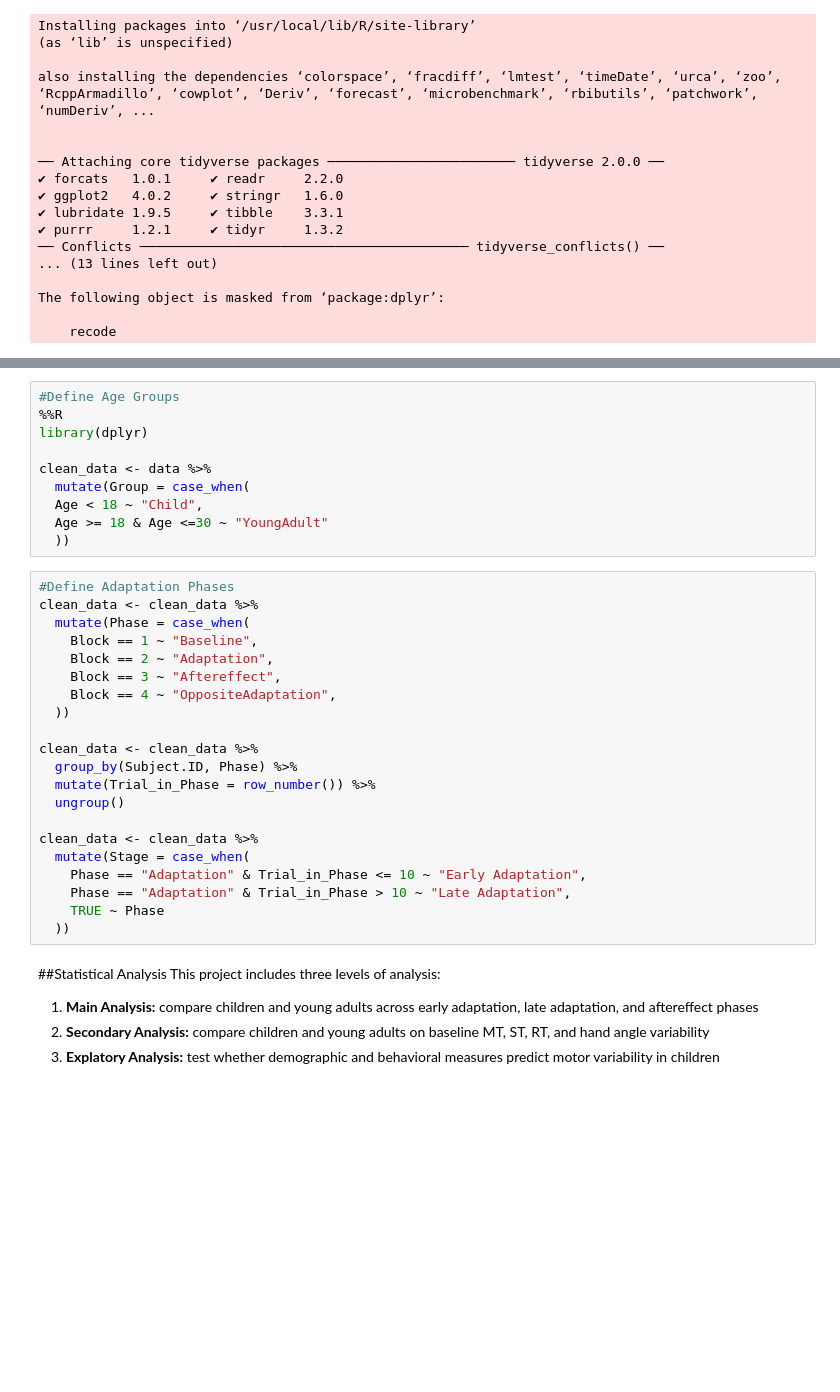
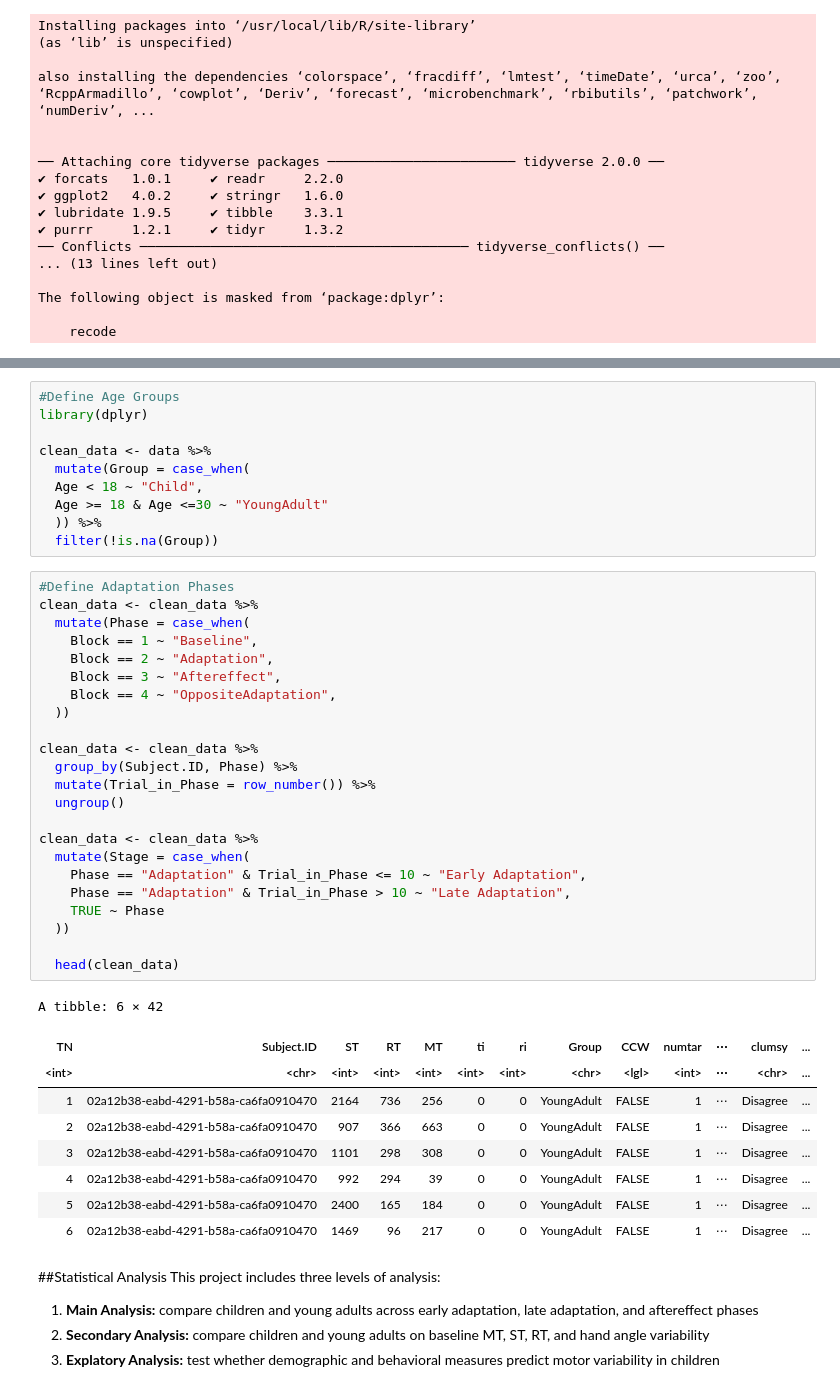
Before and after one commit to scelliot-cpu/Elliott_DSPN_26_FinalProject, a Jupyter notebook: Elliott_DSPN_S26_FinalProject.ipynb, the cells around one changed output, grey strips where cells are left out. Cells and saved outputs as stored; diff of their text form; blank space fills up the shorter version.

```diff
--- a/Elliott_DSPN_S26_FinalProject.ipynb
+++ b/Elliott_DSPN_S26_FinalProject.ipynb
@@ -82,34 +92,46 @@ head(data)
 # %%
 #Define Age Groups
-%%R
 library(dplyr)
 
 clean_data <- data %>%
   mutate(Group = case_when(
   Age < 18 ~ "Child",
   Age >= 18 & Age <=30 ~ "YoungAdult"
-  ))
+  )) %>%
+  filter(!is.na(Group))
 # %%
 #Define Adaptation Phases
 clean_data <- clean_data %>%
   mutate(Phase = case_when(
     Block == 1 ~ "Baseline",
     Block == 2 ~ "Adaptation",
     Block == 3 ~ "Aftereffect",
     Block == 4 ~ "OppositeAdaptation",
   ))
 
 clean_data <- clean_data %>%
   group_by(Subject.ID, Phase) %>%
   mutate(Trial_in_Phase = row_number()) %>%
   ungroup()
 
 clean_data <- clean_data %>%
   mutate(Stage = case_when(
     Phase == "Adaptation" & Trial_in_Phase <= 10 ~ "Early Adaptation",
     Phase == "Adaptation" & Trial_in_Phase > 10 ~ "Late Adaptation",
     TRUE ~ Phase
   ))
+
+  head(clean_data)
+# %% [output]
+A tibble: 6 × 42
+| TN | Subject.ID | ST | RT | MT | ti | ri | Group | CCW | numtar | ⋯ | clumsy | ... |
+| <int> | <chr> | <int> | <int> | <int> | <int> | <int> | <chr> | <lgl> | <int> | ⋯ | <chr> | ... |
+| 1 | 02a12b38-eabd-4291-b58a-ca6fa0910470 | 2164 | 736 | 256 | 0 | 0 | YoungAdult | FALSE | 1 | ⋯ | Disagree | ... |
+| 2 | 02a12b38-eabd-4291-b58a-ca6fa0910470 | 907 | 366 | 663 | 0 | 0 | YoungAdult | FALSE | 1 | ⋯ | Disagree | ... |
+| 3 | 02a12b38-eabd-4291-b58a-ca6fa0910470 | 1101 | 298 | 308 | 0 | 0 | YoungAdult | FALSE | 1 | ⋯ | Disagree | ... |
+| 4 | 02a12b38-eabd-4291-b58a-ca6fa0910470 | 992 | 294 | 39 | 0 | 0 | YoungAdult | FALSE | 1 | ⋯ | Disagree | ... |
+| 5 | 02a12b38-eabd-4291-b58a-ca6fa0910470 | 2400 | 165 | 184 | 0 | 0 | YoungAdult | FALSE | 1 | ⋯ | Disagree | ... |
+| 6 | 02a12b38-eabd-4291-b58a-ca6fa0910470 | 1469 | 96 | 217 | 0 | 0 | YoungAdult | FALSE | 1 | ⋯ | Disagree | ... |
 # %% [markdown]
 ##Statistical Analysis
 This project includes three levels of analysis:
```
Also changed, not shown: parts of 4 cells of this notebook.
